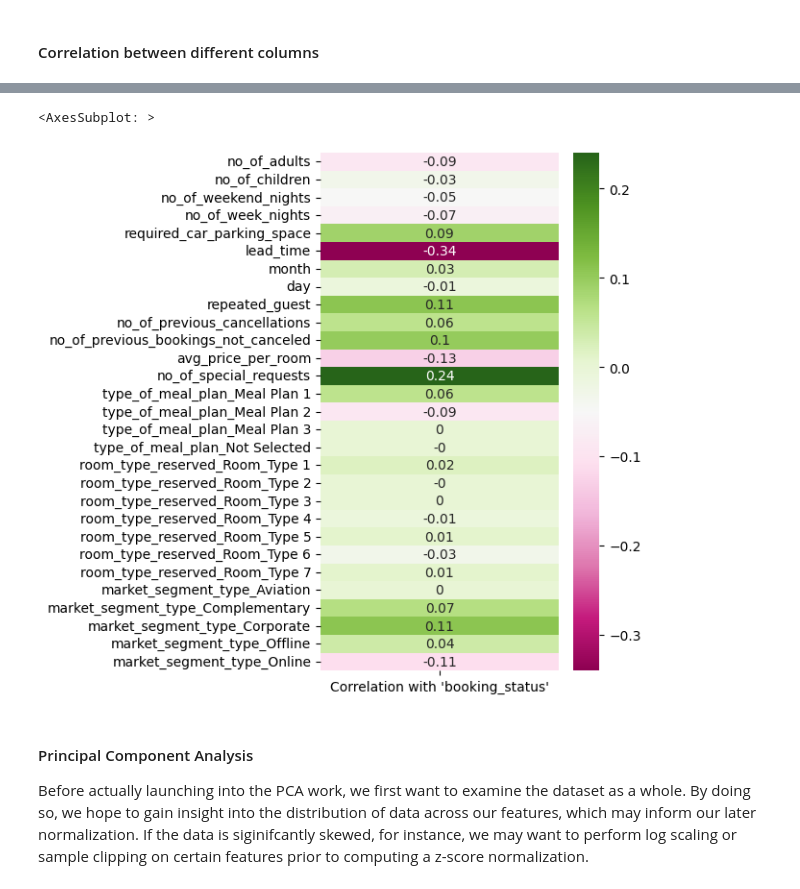
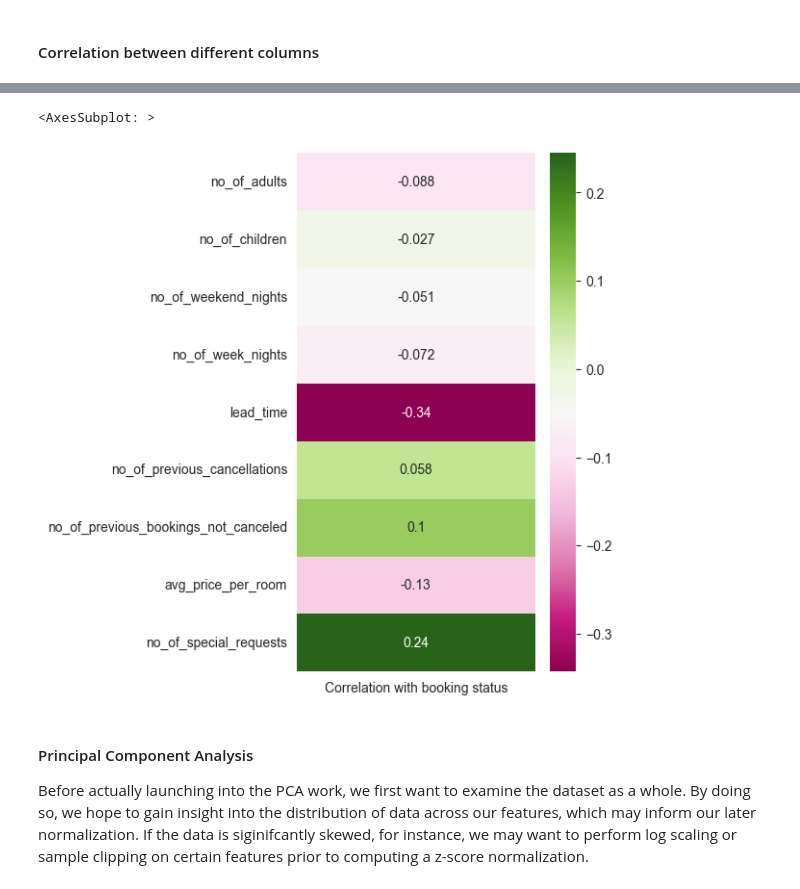
Before and after one commit to cwali09/ML-Lab-1, a Jupyter notebook: main.ipynb, the cells around one changed output, grey strips where cells are left out. Cells and saved outputs as stored; diff of their text form; code cells hidden in the pictures.

Commit message:
Add pearson and kendall correlations

```diff
--- a/main.ipynb
+++ b/main.ipynb
@@ -201,7 +201,8 @@ df.head()
 # them interval or ratio depending on the context.
 # Just my 0.02 - Bryce
 df = pd.concat([df, pd.get_dummies(df[['type_of_meal_plan', 'room_type_reserved', 'year', 'market_segment_type']])], axis=1)
-df.drop(['type_of_meal_plan', 'room_type_reserved', 'year', 'market_segment_type'], axis=1, inplace=True)
+# Wali - For some reason there is no second column produced when getting the dummies for the year. Leaving out the year  when dropping columns
+df.drop(['type_of_meal_plan', 'room_type_reserved', 'market_segment_type'], axis=1, inplace=True)
 df.head()
 # %% [output]
 |  | no_of_adults | no_of_children | no_of_weekend_nights | no_of_week_nights | required_car_parking_space | ... |
@@ -240,13 +251,13 @@ None
 # %%
 import seaborn as sns
 # Use Kendall's correlation since some data is ordinal & not continuous (req. for Pearson)
-# TODO: use either Pearson or Kendall depending on categorization of data
-correlation = df.loc[:, df.columns != "booking_status"].corrwith(df["booking_status"], method = "kendall", numeric_only = True).round(2)
-plt.figure(figsize = (4,7))
-sns.heatmap(correlation.to_frame("Correlation with 'booking_status'"), annot = True, cmap = 'PiYG')
+continuous_corr = df[["no_of_adults", "no_of_children", "no_of_weekend_nights", "no_of_week_nights", "lead_time", "no_of_previous_cancellations", "no_of_previous_bookings_not_canceled", "avg_price_per_room", "no_of_special_requests"]]
+continuous_corr = continuous_corr.corrwith(df["booking_status"], method="kendall", numeric_only=True)
+plt.figure(figsize=(4,7))
+sns.heatmap(continuous_corr.to_frame("Correlation with booking status"), annot=True, cmap='PiYG')
 # %% [output]
 <AxesSubplot: >
-[figure, old version]
+[figure, new version]
 # %% [markdown]
 #### Principal Component Analysis
 
```
Also changed, not shown: parts of 14 cells of this notebook.
